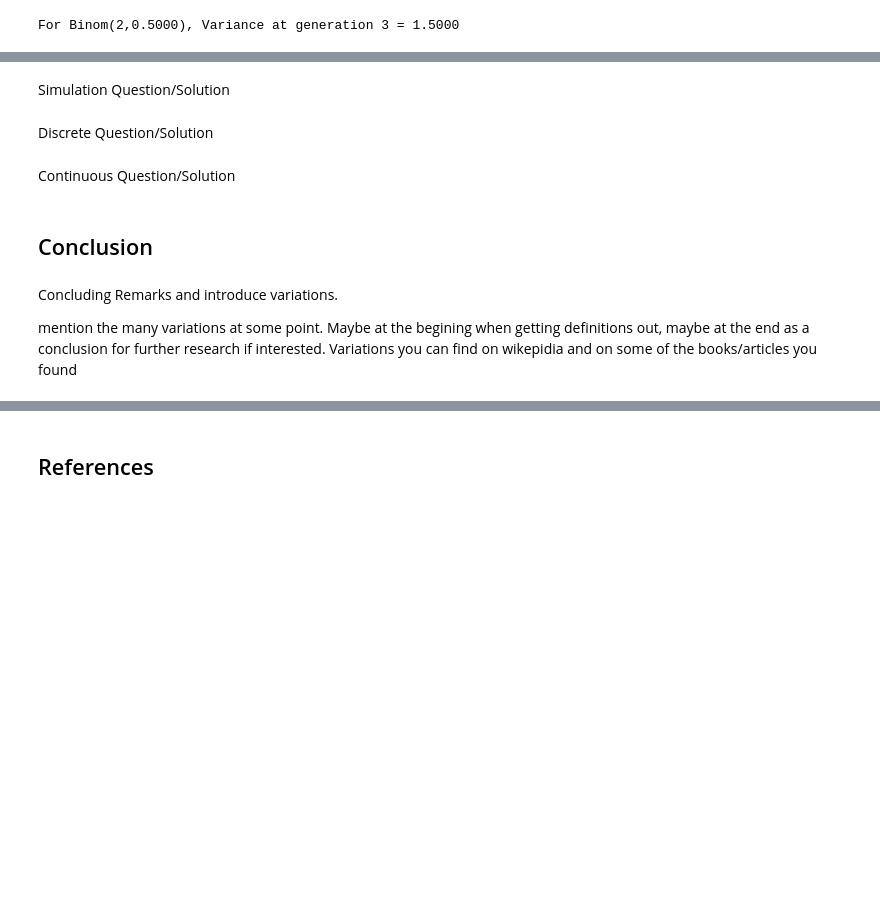
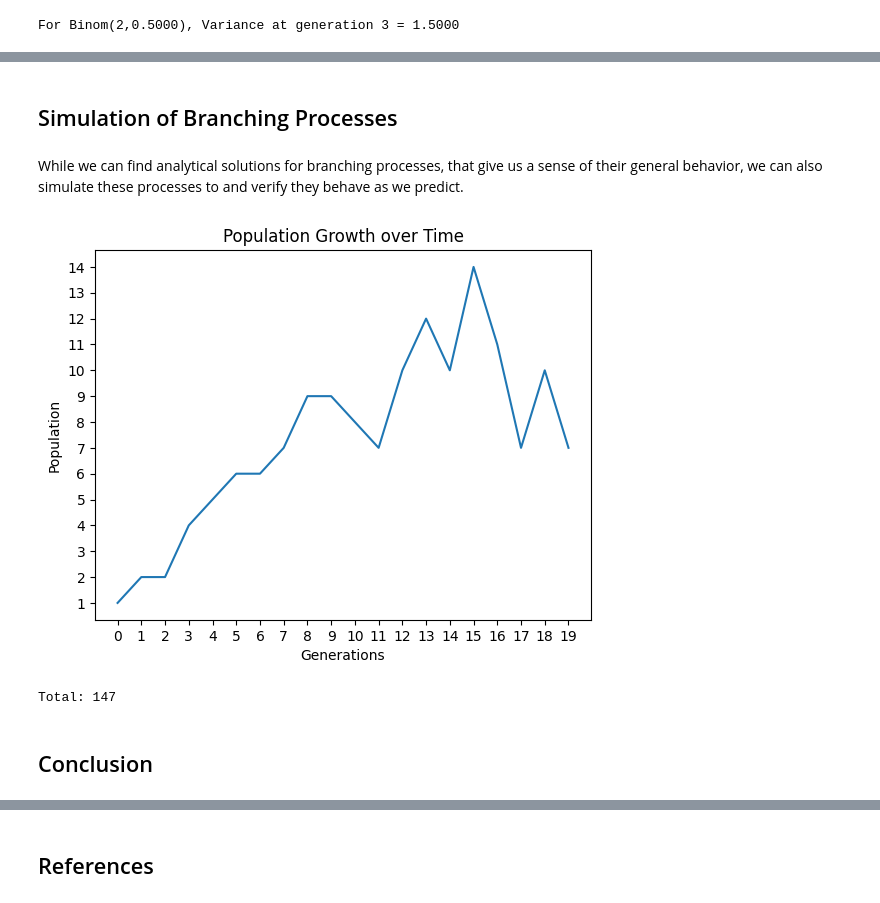
Before and after one commit to NRJaggers/Applied-Stochastic-Processes, a Jupyter notebook: Final Project/Branching Processes.ipynb, the cells around one changed output, grey strips where cells are left out. Drawn from its saved outputs; the diff is of its cells as text; code cells hidden in the pictures; blank space fills up the shorter version.

```diff
--- a/Final Project/Branching Processes.ipynb
+++ b/Final Project/Branching Processes.ipynb
@@ -146,7 +148,7 @@ p = 0.5  # Probability of success
 
 # Generate the distribution
 x = np.arange(0, n+1)  # Possible number of successes
-pmf = binom.pmf(x, n, p)  # Probability mass function
+pmf = scipy.stats.binom.pmf(x, n, p)  # Probability mass function
 distribution_df = pd.DataFrame({'Number of Successes': x, 'Probability': pmf})
 
 
@@ -225,10 +248,10 @@ import sympy as sp
 #---USER EXPLORATION HERE!!!---#
 
 # Number of trials
-n = 5
+n = 2
 
 # Probability of success
-p_val = 0.3
+p_val = 0.5
 q_val = 1-p_val
 
 #---Note---:
@@ -391,12 +411,47 @@ Analytical Question/Solution
-# %% [markdown]
-Simulation Question/Solution
-# %% [markdown]
-Discrete Question/Solution
-# %% [markdown]
-Continuous Question/Solution
+# %% [markdown]
+## Simulation of Branching Processes
+# %% [markdown]
+While we can find analytical solutions for branching processes, that give us a sense of their general behavior, we can also simulate these processes to and verify they behave as we predict.
+# %%
+import numpy as np
+import matplotlib.pyplot as plt
+
+# Select generations to simulate
+time = np.arange(20)
+
+# Initialize storage for population RV
+X = np.zeros(len(time), dtype=int)
+
+# Initial population
+X[0] = 1
+
+# offspring distribution parameters
+n = 2  # Number of trials
+p = 0.5  # Probability of success
+
+# Simulate evolution of population
+for t in time:
+    for i in range(0, X[t-1]):
+        offspring = np.random.binomial(n, p)
+        X[t] += offspring
+
+# Plot
+plt.plot(time, X)
+
+# Set axis ticks to whole numbers
+plt.xticks(np.arange(min(time), max(time)+1, 1))
+plt.yticks(np.arange(min(X), max(X)+1, 1))
+
+plt.xlabel('Generations')
+plt.ylabel('Population')
+plt.title('Population Growth over Time')
+plt.show()
+
+# Total population
+M = X.sum()
+print("Total:",M)
+# %% [output]
+[figure, added]
+Total: 147
 # %% [markdown]
 ## Conclusion
-# %% [markdown]
-Concluding Remarks and introduce variations.
-
-mention the many variations at some point. Maybe at the begining when getting definitions out, maybe at the end as a conclusion for further research if interested. Variations you can find on wikepidia and on some of the books/articles you found
```
Also changed, not shown: parts of 13 cells of this notebook.
